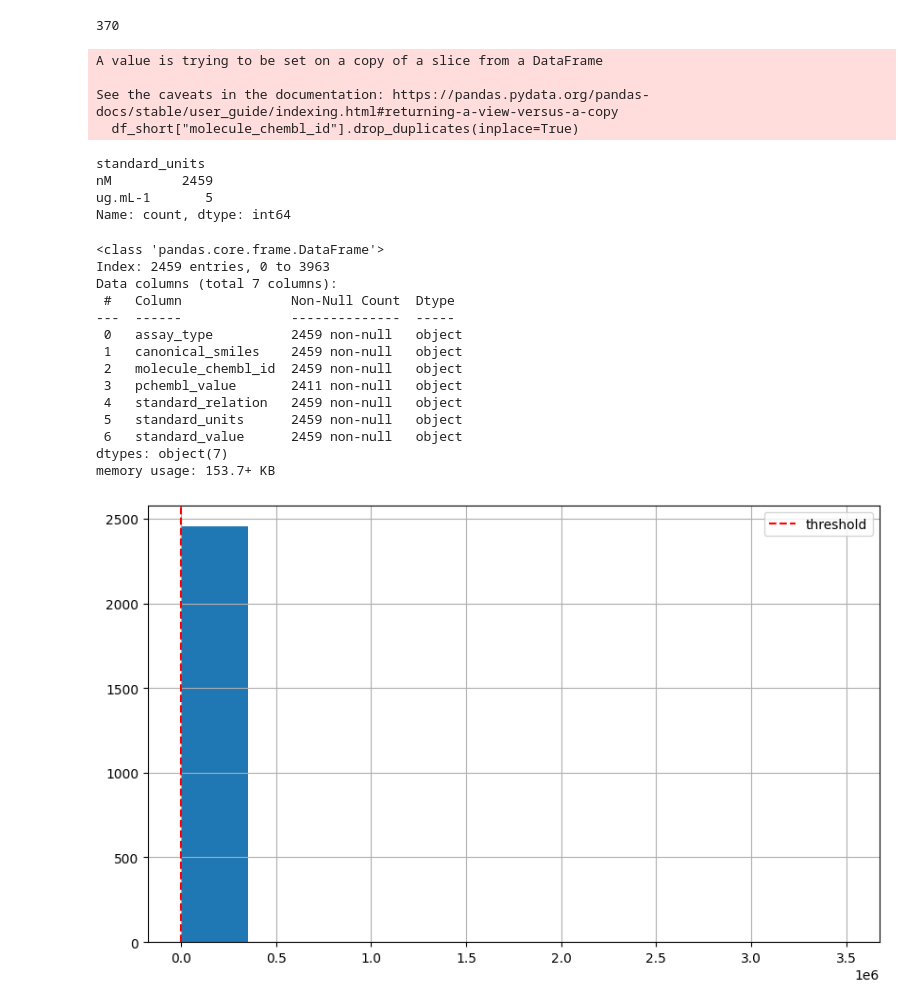
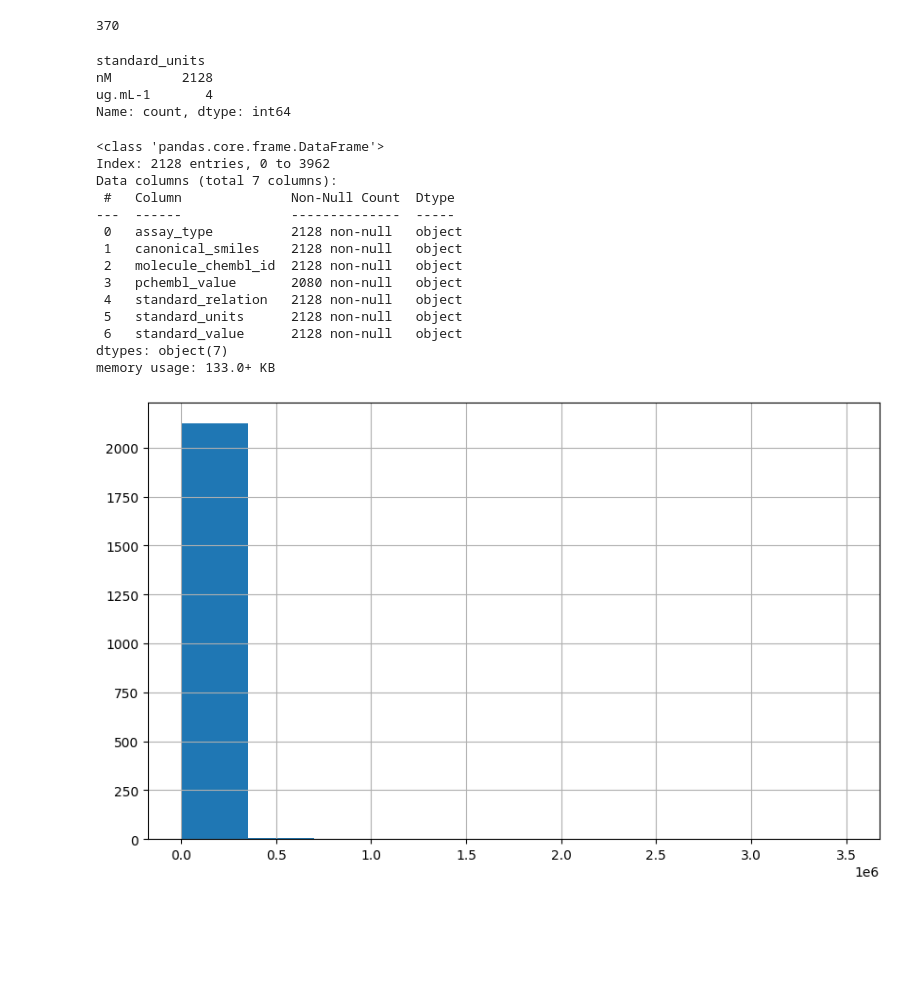
Before and after one commit to syedasonianaz/drug_discovery_mmp9, a Jupyter notebook: machine_learning/drug_discovery/notebook/drug_discovery.ipynb, the cells around one changed output. Saved outputs shown, nothing was run; the diff lists cells and outputs as text; code cells hidden in the pictures; blank space fills up the shorter version.

Commit message:
Phase 1 complete: EDA and data cleaning for MMP9 QSAR

```diff
--- a/machine_learning/drug_discovery/notebook/drug_discovery.ipynb
+++ b/machine_learning/drug_discovery/notebook/drug_discovery.ipynb
@@ -135,47 +133,44 @@ df_short["molecule_chembl_id"].duplicated().sum()
 # %% [output]
 370
 # %%
-df_short["molecule_chembl_id"].drop_duplicates(inplace=True)
+#Dropping duplicate molecule ids
+df_filtered = df_filtered.drop_duplicates(subset="molecule_chembl_id")
-# %% [output]
-A value is trying to be set on a copy of a slice from a DataFrame
-
-See the caveats in the documentation: https://pandas.pydata.org/pandas-docs/stable/user_guide/indexing.html#returning-a-view-versus-a-copy
-  df_short["molecule_chembl_id"].drop_duplicates(inplace=True)
 # %%
-df_short = df_short[df_short["standard_relation"] == "="]
+# > means greater than value but not an accurate measurement and < and means values are tiny
+df_filtered = df_filtered[df_filtered["standard_relation"] == "="]
 # %%
-df_short["standard_units"].value_counts()
+df_filtered["standard_units"].value_counts()
 # %% [output]
 standard_units
-nM         2459
-ug.mL-1       5
+nM         2128
+ug.mL-1       4
 Name: count, dtype: int64
 # %%
-df_short = df_short[df_short["standard_units"] == "nM"]
+#Drop for consistency
+df_filtered = df_filtered[df_filtered["standard_units"] == "nM"]
 # %%
-df_short.info()
+df_filtered.info()
 # %% [output]
 <class 'pandas.core.frame.DataFrame'>
-Index: 2459 entries, 0 to 3963
+Index: 2128 entries, 0 to 3962
 Data columns (total 7 columns):
  #   Column              Non-Null Count  Dtype
 ---  ------              --------------  -----
- 0   assay_type          2459 non-null   object
- 1   canonical_smiles    2459 non-null   object
- 2   molecule_chembl_id  2459 non-null   object
- 3   pchembl_value       2411 non-null   object
- 4   standard_relation   2459 non-null   object
- 5   standard_units      2459 non-null   object
- 6   standard_value      2459 non-null   object
+ 0   assay_type          2128 non-null   object
+ 1   canonical_smiles    2128 non-null   object
+ 2   molecule_chembl_id  2128 non-null   object
+ 3   pchembl_value       2080 non-null   object
+ 4   standard_relation   2128 non-null   object
+ 5   standard_units      2128 non-null   object
+ 6   standard_value      2128 non-null   object
 dtypes: object(7)
-memory usage: 153.7+ KB
+memory usage: 133.0+ KB
 # %%
-df_short["standard_value"] = pd.to_numeric(df_short["standard_value"], errors='coerce')
+#Conversion to numeric for plotting graph
+df_filtered["standard_value"] = pd.to_numeric(df_filtered["standard_value"], errors='coerce')
 # %%
-df_short['standard_value'].hist(figsize=(10,6))
-plt.axvline(x=5.3, color='red', linestyle='--', label='threshold')
-plt.legend()
+df_filtered['standard_value'].hist(figsize=(10,6))
 plt.show()
 # %% [output]
-[figure, old version]
+[figure, new version]
 # %%
```
Also changed, not shown: parts of 29 cells of this notebook, 1 other file.
